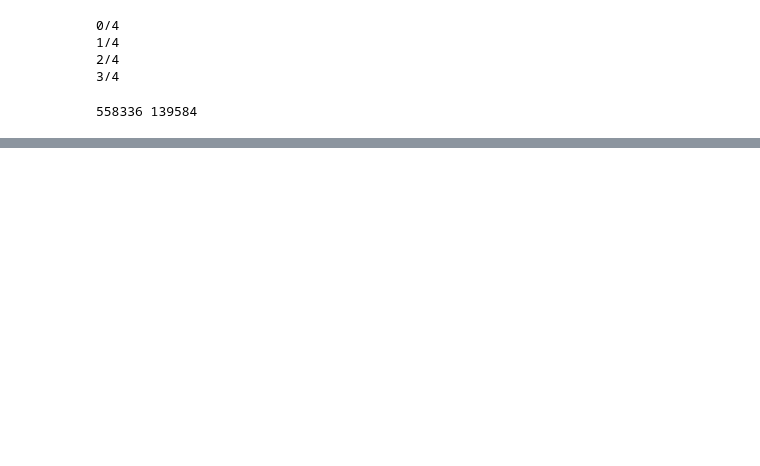
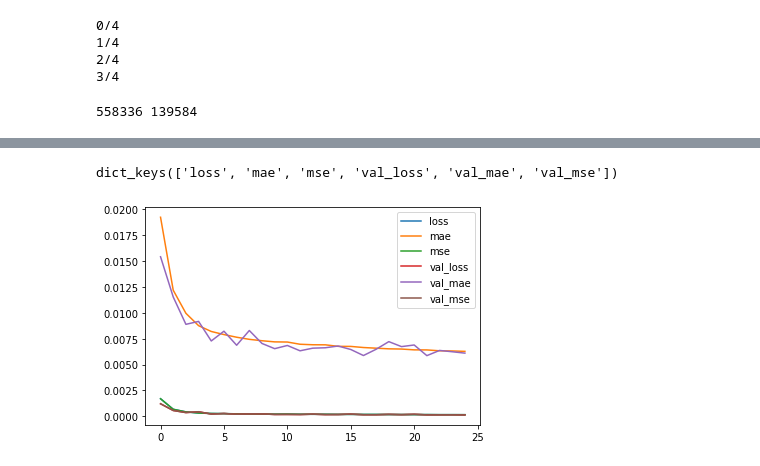
Before and after one commit to BenBouiss/NN_intern_2022, a Jupyter notebook: NN_training.ipynb, the cells around one changed output, grey strips where cells are left out. Saved outputs shown, nothing was run; the diff lists cells and outputs as text; code cells hidden in the pictures; blank space fills up the shorter version.

```diff
--- a/NN_training.ipynb
+++ b/NN_training.ipynb
@@ -170,0 +183,11 @@ tmx = int(Clean_Data.loc[len(Clean_Data) - 1].date)
+# %%
+hist.keys()
+# %% [output]
+dict_keys(['loss', 'mae', 'mse', 'val_loss', 'val_mae', 'val_mse'])
+# %%
+for k in hist.keys():
+    plt.plot(hist[k], label = k)
+plt.legend()
+plt.show()
+# %% [output]
+[figure, added]
```
Also changed, not shown: parts of 13 cells of this notebook, 30 other files.
